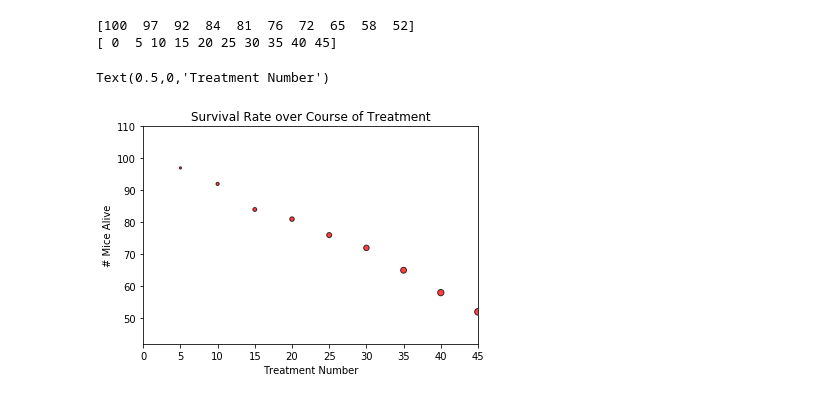
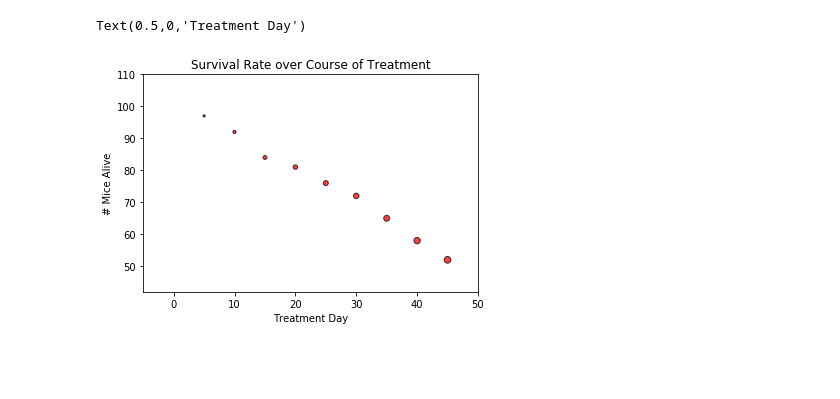
Before and after one commit to cfogel55/BootcampRepo, a Jupyter notebook: Pymaceuticals.ipynb, the cells around one changed output. Drawn from its saved outputs; the diff is of its cells as text; code cells hidden in the pictures; blank space fills up the shorter version.

```diff
--- a/Pymaceuticals.ipynb
+++ b/Pymaceuticals.ipynb
@@ -55,0 +22,26 @@ clinical_trial_data.loc[clinical_trial_data['Mouse ID']=='c819']
+# %%
+# Sort by mouse id and timepoint
+sorted_data = merged_data.sort_values(by=['Mouse ID', 'Timepoint'])
+# %%
+# Calculate tumor change across timepoints. Store in tumor_changes list.
+
+prior_mouse = ""
+tumor_changes = []
+tumor_percent_changes = []
+
+for index, row in sorted_data.iterrows():
+    if row[0] != prior_mouse:
+        initial_tumor_volume = row[2]
+        prior_tumor_volume = initial_tumor_volume
+
+    tumor_increase_decrease = row[2] - prior_tumor_volume
+    tumor_changes.append(tumor_increase_decrease)
+    tumor_percent_changes.append(tumor_increase_decrease / initial_tumor_volume)
+
+    prior_mouse = row[0]
+    prior_tumor_volume = row[2]
+# %%
+# Add column to dataframe
+merged_data['Tumor Change'] = tumor_changes
+merged_data['Tumor Change Percent'] = tumor_percent_changes
+merged_data.head()
@@ -82,27 +194,18 @@ merged_data.describe()
 # %%
-x_limit = 45
-x_axis = np.arange(0, x_limit + 5, 5)
-
-# Count of each Timepoint value indicates the number of mice that had a treatment at that timepoint.
-# If they didn't have a treatment, they died prior to that treatment.
-num_alive = filtered_4_drugs.Timepoint.value_counts().values
-
-print(num_alive)
-print(x_axis)
 plt.scatter(x_axis, num_alive, marker="o", facecolors="red", edgecolors="black", s=x_axis, alpha=0.75)
 
 minimum_y_value = filtered_4_drugs.Timepoint.value_counts().min()
 maximum_y_value = filtered_4_drugs.Timepoint.value_counts().max()
 
-#Add 10 to add room at top and bottom, so y value is not on x_axis.
+# Add 10 to top and bottom, so y value is not on x_axis.
 plt.ylim(minimum_y_value - 10, maximum_y_value + 10)
-plt.xlim(0, x_limit)
+plt.xlim(0 - 5, x_limit + 5)
 
 plt.title("Survival Rate over Course of Treatment")
 plt.ylabel("# Mice Alive")
-plt.xlabel("Treatment Number")
+plt.xlabel("Treatment Day")
+
+# NOT SHOWING VALUE AT DAY 0
 # %% [output]
-[100  97  92  84  81  76  72  65  58  52]
-[ 0  5 10 15 20 25 30 35 40 45]
+Text(0.5,0,'Treatment Day')
-Text(0.5,0,'Treatment Number')
-[figure, old version]
+[figure, new version]
```
Also changed, not shown: parts of 33 cells of this notebook.
